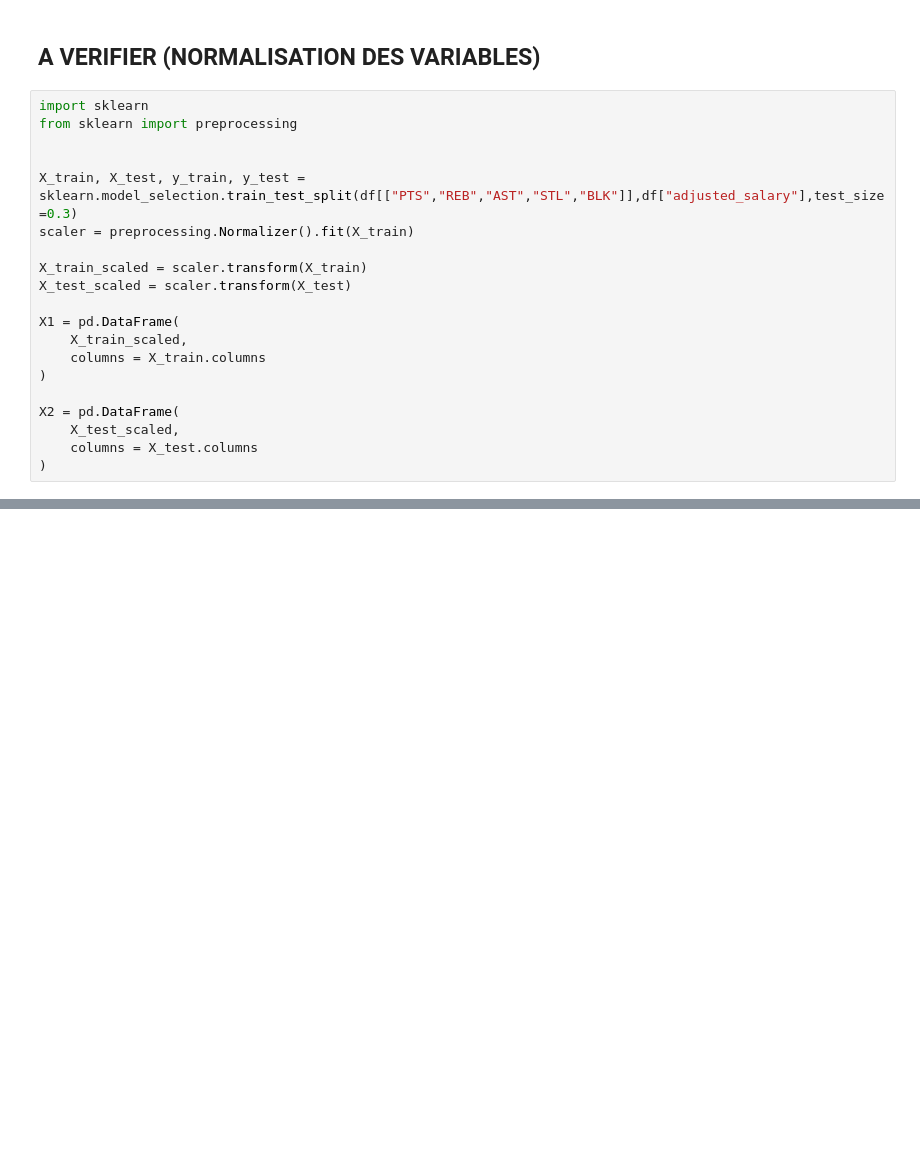
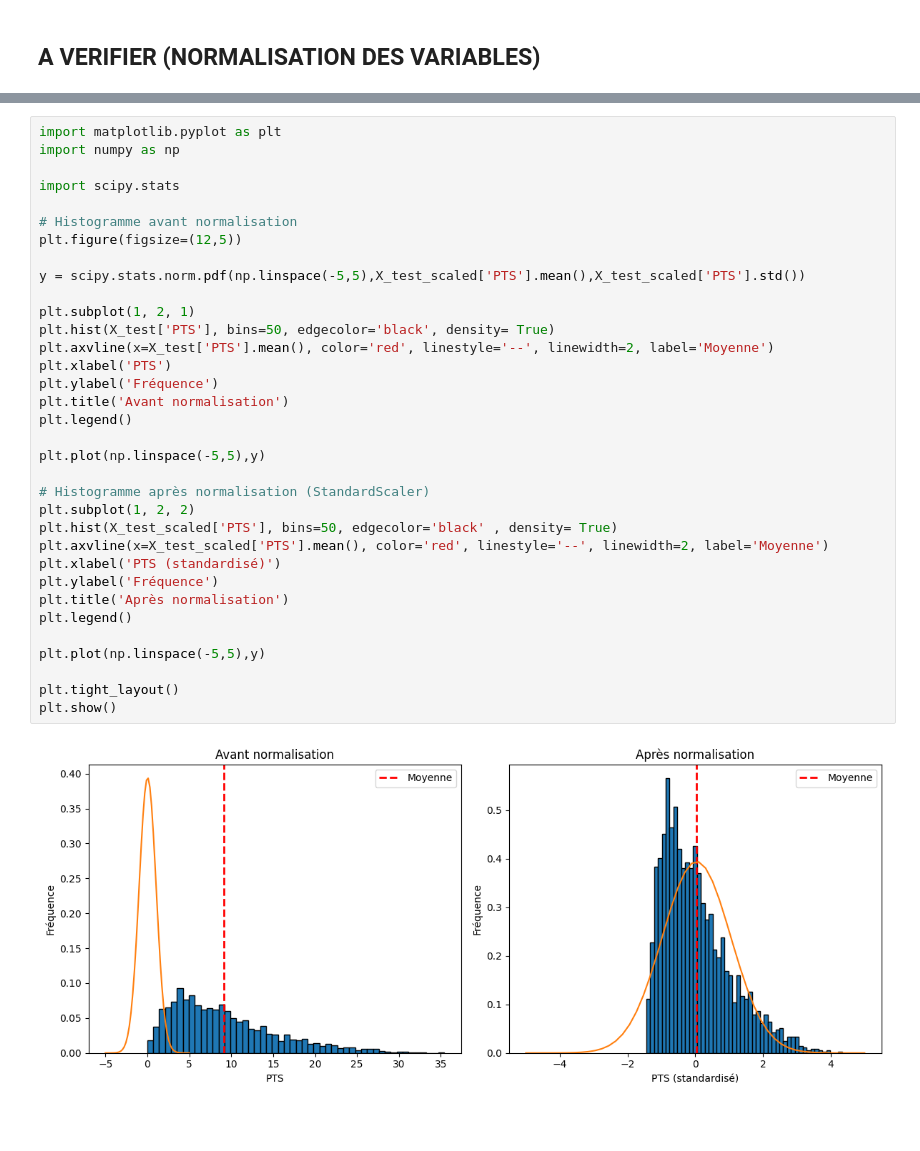
Before and after one commit to ElliotLunati/NBA_stats, a Jupyter notebook: code_gianni.ipynb, the cells around one changed output, grey strips where cells are left out. Drawn from its saved outputs; the diff is of its cells as text; blank space fills up the shorter version.

Commit message:
code + propre et Normalisation ~ OK

```diff
--- a/code_gianni.ipynb
+++ b/code_gianni.ipynb
@@ -698,23 +751,3 @@ Sur le graphique 1, avant la première droite vertivale (Mediane des points insc
 Avant de faire des régressions mutliples, normalisons les variables explicatives:
 # %% [markdown]
 ## A VERIFIER (NORMALISATION DES VARIABLES)
-# %%
-import sklearn
-from sklearn import preprocessing
-
-
-X_train, X_test, y_train, y_test = sklearn.model_selection.train_test_split(df[["PTS","REB","AST","STL","BLK"]],df["adjusted_salary"],test_size=0.3)
-scaler = preprocessing.Normalizer().fit(X_train)
-
-X_train_scaled = scaler.transform(X_train)
-X_test_scaled = scaler.transform(X_test)
-
-X1 = pd.DataFrame(
-    X_train_scaled,
-    columns = X_train.columns
-)
-
-X2 = pd.DataFrame(
-    X_test_scaled,
-    columns = X_test.columns
-)
@@ -837,3 +808,39 @@ plt.show()
+# %%
+import matplotlib.pyplot as plt
+import numpy as np
+
+import scipy.stats
+
+# Histogramme avant normalisation
+plt.figure(figsize=(12,5))
+
+y = scipy.stats.norm.pdf(np.linspace(-5,5),X_test_scaled['PTS'].mean(),X_test_scaled['PTS'].std())
+
+plt.subplot(1, 2, 1)
+plt.hist(X_test['PTS'], bins=50, edgecolor='black', density= True)
+plt.axvline(x=X_test['PTS'].mean(), color='red', linestyle='--', linewidth=2, label='Moyenne')
+plt.xlabel('PTS')
+plt.ylabel('Fréquence')
+plt.title('Avant normalisation')
+plt.legend()
+
+plt.plot(np.linspace(-5,5),y)
+
+# Histogramme après normalisation (StandardScaler)
+plt.subplot(1, 2, 2)
+plt.hist(X_test_scaled['PTS'], bins=50, edgecolor='black' , density= True)
+plt.axvline(x=X_test_scaled['PTS'].mean(), color='red', linestyle='--', linewidth=2, label='Moyenne')
+plt.xlabel('PTS (standardisé)')
+plt.ylabel('Fréquence')
+plt.title('Après normalisation')
+plt.legend()
+
+plt.plot(np.linspace(-5,5),y)
+
+plt.tight_layout()
+plt.show()
+# %% [output]
+[figure, added]
 # %% [markdown]
 ##
 # %% [markdown]
```
Also changed, not shown: parts of 38 cells of this notebook.
